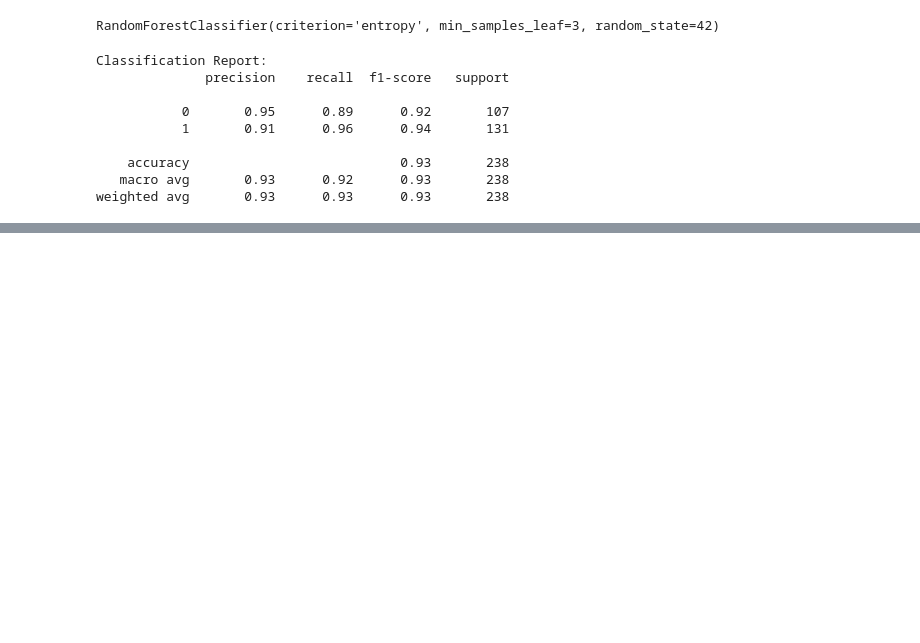
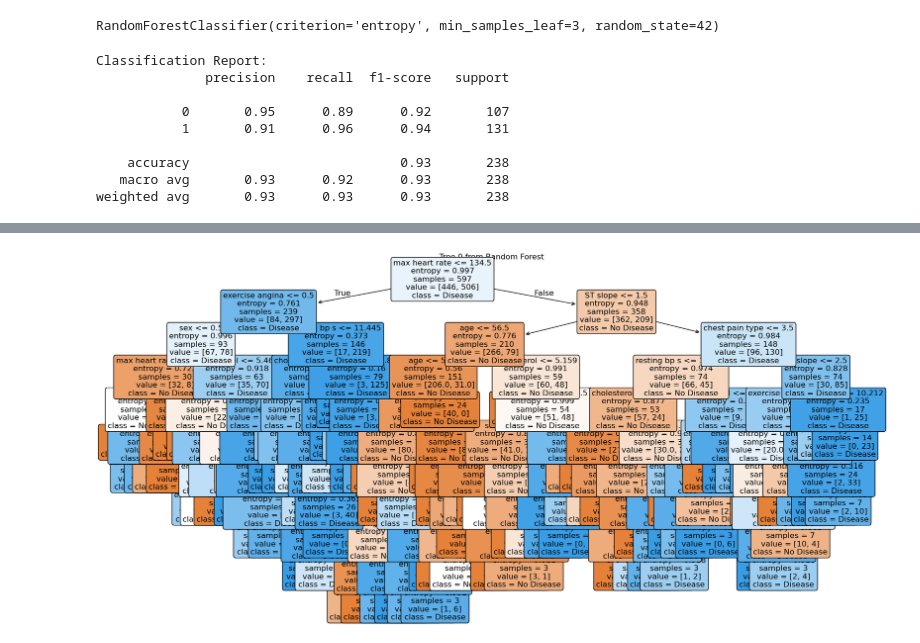
Before and after one commit to Benzamin-003/Decision-Tree-Concept, a Jupyter notebook: day2.ipynb, the cells around one changed output, grey strips where cells are left out. Saved outputs shown, nothing was run; the diff lists cells and outputs as text; code cells hidden in the pictures; blank space fills up the shorter version.

```diff
--- a/day2.ipynb
+++ b/day2.ipynb
@@ -240,0 +431,11 @@ weighted avg       0.93      0.93      0.93       238
+# %%
+
+plt.figure(figsize=(20, 10))
+plot_tree(rf_model.estimators_[0],
+          feature_names=X.columns,
+          class_names=["No Disease", "Disease"],
+          filled=True, rounded=True, fontsize=12)
+plt.title("Tree 0 from Random Forest")
+plt.show()
+# %% [output]
+[figure, added]
```
Also changed, not shown: parts of 21 cells of this notebook.
